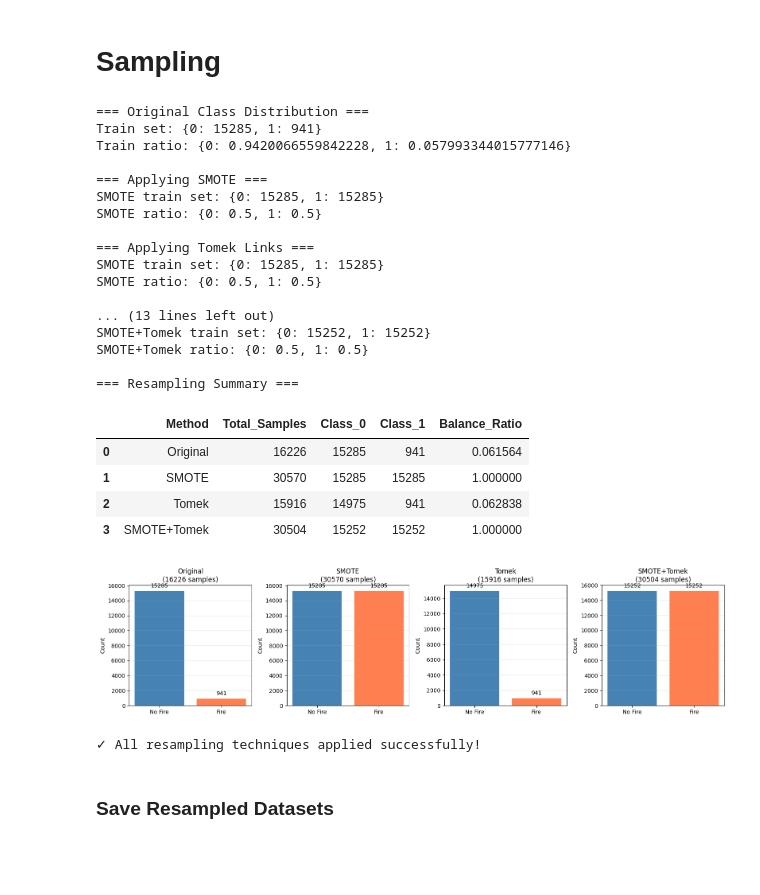
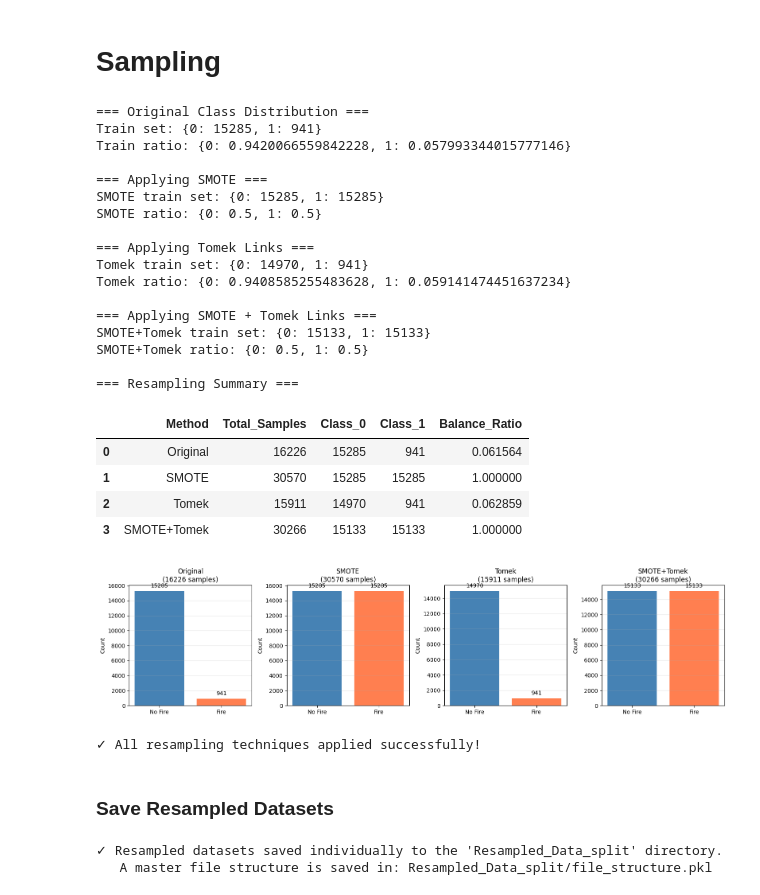
Before and after one commit to sarahmoussaoui/Fire-Detection-Data-Mining-Project, a Jupyter notebook: Code/Merged_Data_Preprocessing/split_resampling.ipynb, the cells around one changed output. Saved outputs shown, nothing was run; the diff lists cells and outputs as text; code cells hidden in the pictures; blank space fills up the shorter version.

Commit message:
split+resampling done and saved

```diff
--- a/Code/Merged_Data_Preprocessing/split_resampling.ipynb
+++ b/Code/Merged_Data_Preprocessing/split_resampling.ipynb
@@ -285,8 +229,8 @@ df_climate_expanded.head()
 from sklearn.model_selection import train_test_split
 X = df_climate_expanded.drop(columns=['fire'])
 y = df_climate_expanded['fire']
-X_train, X_temp, y_train, y_temp = train_test_split(X, y, test_size=0.3, random_state=42, stratify=y)
-X_test, X_val, y_test, y_val = train_test_split(X_temp, y_temp, test_size=0.5, random_state=42, stratify=y_temp)
+X_train, X_test, y_train, y_test = train_test_split(X, y, test_size=0.3, random_state=42, stratify=y)
+X_test, X_val, y_test, y_val = train_test_split(X_test, y_test, test_size=0.5, random_state=42, stratify=y_test)
 # %% [markdown]
 # **Sampling**
 # %%
@@ -303,21 +247,21 @@ print(f"Train ratio: {y_train.value_counts(normalize=True).to_dict()}")
 # 1) SMOTE (Synthetic Minority Over-sampling Technique)
 print("\n=== Applying SMOTE ===")
 smote = SMOTE(random_state=42, k_neighbors=5)
-X_train_smote, y_train_smote = smote.fit_resample(train_set_normalized, y_train)
+X_train_smote, y_train_smote = smote.fit_resample(X_train, y_train)
 print(f"SMOTE train set: {y_train_smote.value_counts().to_dict()}")
 print(f"SMOTE ratio: {y_train_smote.value_counts(normalize=True).to_dict()}")
 
 # 2) Tomek Links (Under-sampling by removing Tomek pairs)
 print("\n=== Applying Tomek Links ===")
 tomek = TomekLinks(sampling_strategy='auto')
-X_train_tomek, y_train_tomek = tomek.fit_resample(train_set_normalized, y_train)
+X_train_tomek, y_train_tomek = tomek.fit_resample(X_train, y_train)
 print(f"Tomek train set: {y_train_tomek.value_counts().to_dict()}")
 print(f"Tomek ratio: {y_train_tomek.value_counts(normalize=True).to_dict()}")
 
 # 3) SMOTE + Tomek Links (Combined approach)
 print("\n=== Applying SMOTE + Tomek Links ===")
 smote_tomek = SMOTETomek(random_state=42, smote=SMOTE(random_state=42, k_neighbors=5))
-X_train_smote_tomek, y_train_smote_tomek = smote_tomek.fit_resample(train_set_normalized, y_train)
+X_train_smote_tomek, y_train_smote_tomek = smote_tomek.fit_resample(X_train, y_train)
 print(f"SMOTE+Tomek train set: {y_train_smote_tomek.value_counts().to_dict()}")
 print(f"SMOTE+Tomek ratio: {y_train_smote_tomek.value_counts(normalize=True).to_dict()}")
 
@@ -360,53 +304,91 @@ for ax, (y_data, title) in zip(axes, datasets):
     counts = y_data.value_counts().sort_index()
     ax.bar(['No Fire', 'Fire'], counts.values, color=['steelblue', 'coral'])
     ax.set_title(f'{title}\n({len(y_data)} samples)')
     ax.set_ylabel('Count')
     ax.grid(axis='y', alpha=0.3)
     for i, v in enumerate(counts.values):
         ax.text(i, v + max(counts.values)*0.02, str(v), ha='center', va='bottom')
 
 plt.tight_layout()
 plt.savefig('../../Rapport_TP/images/MergedPreprocess/resampling_comparison.png', dpi=300, bbox_inches='tight')
 plt.show()
 
 print("\n✓ All resampling techniques applied successfully!")
 # %% [output]
 === Original Class Distribution ===
 Train set: {0: 15285, 1: 941}
 Train ratio: {0: 0.9420066559842228, 1: 0.057993344015777146}
 
 === Applying SMOTE ===
 SMOTE train set: {0: 15285, 1: 15285}
 SMOTE ratio: {0: 0.5, 1: 0.5}
 
 === Applying Tomek Links ===
-SMOTE train set: {0: 15285, 1: 15285}
-SMOTE ratio: {0: 0.5, 1: 0.5}
+Tomek train set: {0: 14970, 1: 941}
+Tomek ratio: {0: 0.9408585255483628, 1: 0.059141474451637234}
 
-... (13 lines left out)
-SMOTE+Tomek train set: {0: 15252, 1: 15252}
+=== Applying SMOTE + Tomek Links ===
+SMOTE+Tomek train set: {0: 15133, 1: 15133}
 SMOTE+Tomek ratio: {0: 0.5, 1: 0.5}
 
 === Resampling Summary ===
 |  | Method | Total_Samples | Class_0 | Class_1 | Balance_Ratio |
 | 0 | Original | 16226 | 15285 | 941 | 0.061564 |
 | 1 | SMOTE | 30570 | 15285 | 15285 | 1.000000 |
-| 2 | Tomek | 15916 | 14975 | 941 | 0.062838 |
-| 3 | SMOTE+Tomek | 30504 | 15252 | 15252 | 1.000000 |
+| 2 | Tomek | 15911 | 14970 | 941 | 0.062859 |
+| 3 | SMOTE+Tomek | 30266 | 15133 | 15133 | 1.000000 |
-[figure, old version]
+[figure, new version]
 ✓ All resampling techniques applied successfully!
 # %% [markdown]
 ### **Save Resampled Datasets**
 # %%
-# Save all resampled versions for later use
+import os
 import pickle
+import pandas as pd
+# Assuming X_test, y_test, X_val, y_val are defined, along with all X/y_train sets
 
-# Create dictionary of all datasets
+# --- Setup the dictionary (as you intended) ---
 resampled_data = {
-    'original': {'X_train': train_set_normalized, 'y_train': y_train},
-    'smote': {'X_train': X_train_smote, 'y_train': y_train_smote},
-    'tomek': {'X_train': X_train_tomek, 'y_train': y_train_tomek},
-    'smote_tomek': {'X_train': X_train_smote_tomek, 'y_train': y_train_smote_tomek},
-    'test': {'X_test': X_test, 'y_test': y_test},
-    'val': {'X_val': X_val, 'y_val': y_val}
+    'original': {'X': X_train, 'y': y_train},
+    'smote': {'X': X_train_smote, 'y': y_train_smote},
+    'tomek': {'X': X_train_tomek, 'y': y_train_tomek},
+    'smote_tomek': {'X': X_train_smote_tomek, 'y': y_train_smote_tomek},
+    'test': {'X': X_test, 'y': y_test},
+    'val': {'X': X_val, 'y': y_val}
 }
+
+# --- Save all datasets individually in a dedicated directory ---
+data_path = "Resampled_Data_split"
+os.makedirs(data_path, exist_ok=True)
+
+# Dictionary to hold file names instead of the actual data
+file_structure = {}
+
+for name, data_dict in resampled_data.items():
+    set_path = os.path.join(data_path, name)
+    os.makedirs(set_path, exist_ok=True)
+
+    # Save Features (X) using Parquet (generally smaller file size, faster I/O)
+    X_file = os.path.join(set_path, f'X_{name}.parquet')
+    data_dict['X'].to_parquet(X_file)
+
+    # Save Targets (y) using Pickle (they are small Pandas Series/NumPy arrays)
+    y_file = os.path.join(set_path, f'y_{name}.pkl')
+    with open(y_file, 'wb') as f:
+        pickle.dump(data_dict['y'], f)
+
+    # Store the file paths in the structure dictionary
+    file_structure[name] = {
+        'X_path': X_file,
+        'y_path': y_file
+    }
+
+# Save the master file structure for easy reloading
+with open(os.path.join(data_path, 'file_structure.pkl'), 'wb') as f:
+    pickle.dump(file_structure, f)
+
+print(f"✓ Resampled datasets saved individually to the '{data_path}' directory.")
+print(f"   A master file structure is saved in: {data_path}/file_structure.pkl")
+# %% [output]
+✓ Resampled datasets saved individually to the 'Resampled_Data_split' directory.
+   A master file structure is saved in: Resampled_Data_split/file_structure.pkl
```
Also changed, not shown: parts of 4 cells of this notebook, 15 other files.
